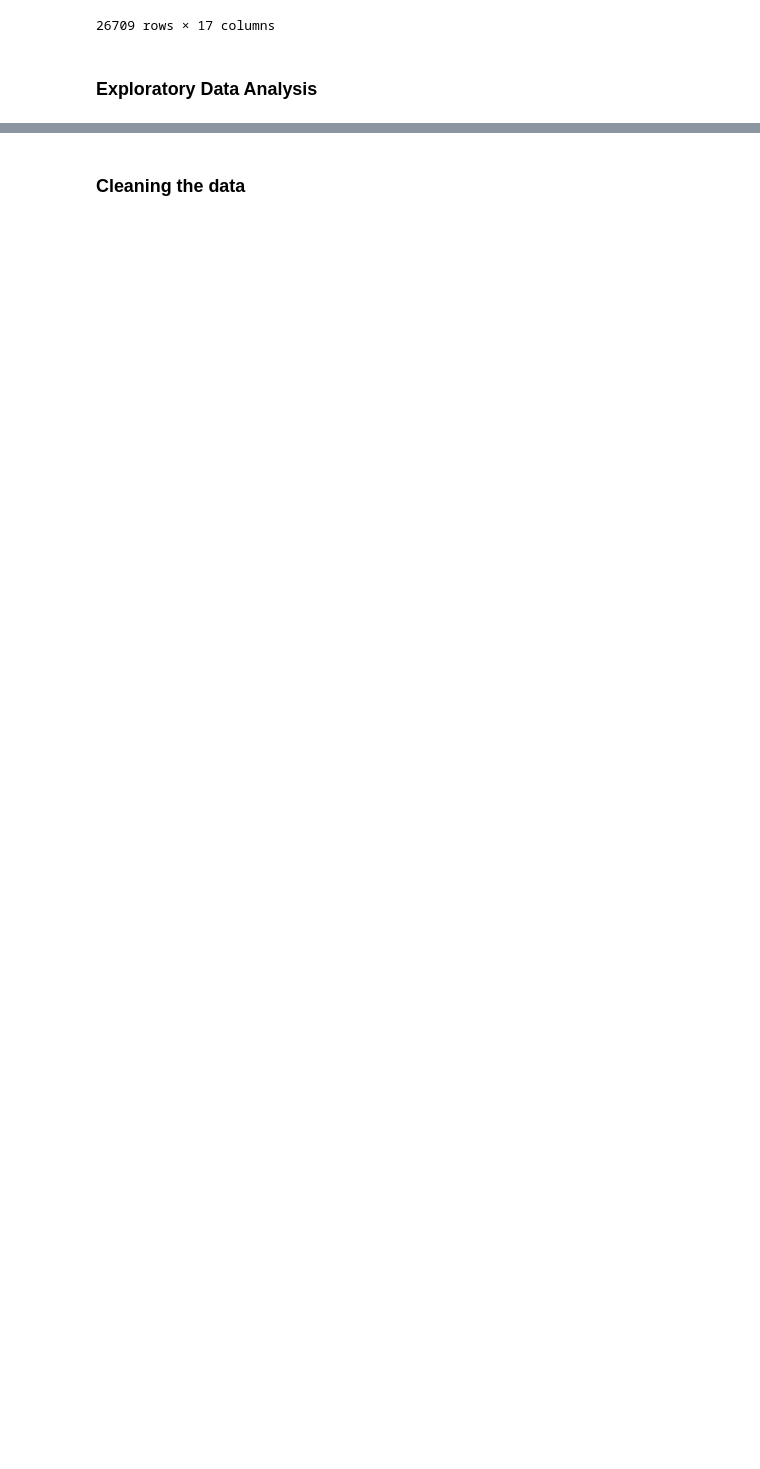
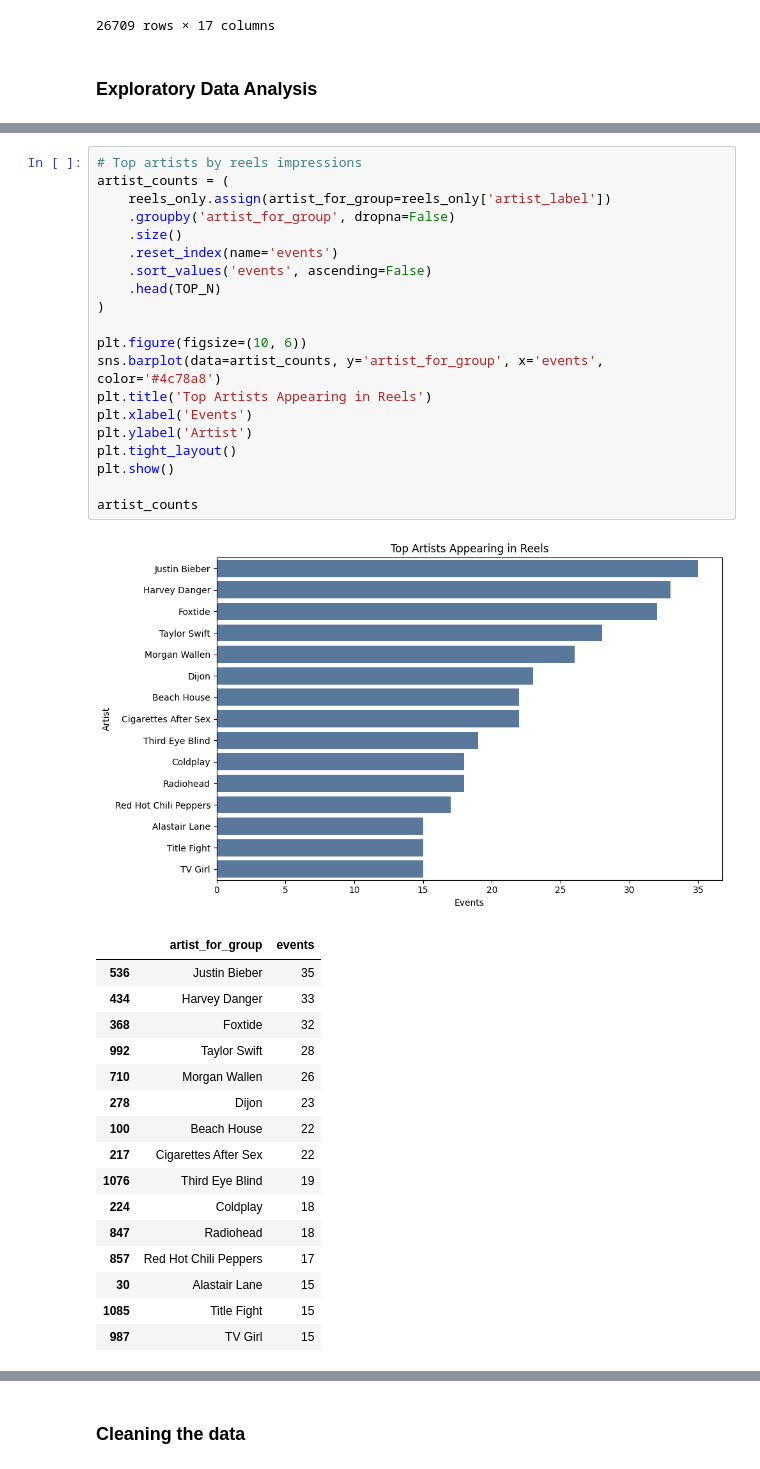
Before and after one commit to jackdpond/snare_algo, a Jupyter notebook: algo.ipynb, the cells around one changed output, grey strips where cells are left out. Cells and saved outputs as stored; diff of their text form; blank space fills up the shorter version.

```diff
--- a/algo.ipynb
+++ b/algo.ipynb
@@ -47,0 +186,38 @@ songs
+# %%
+# Top artists by reels impressions
+artist_counts = (
+    reels_only.assign(artist_for_group=reels_only['artist_label'])
+    .groupby('artist_for_group', dropna=False)
+    .size()
+    .reset_index(name='events')
+    .sort_values('events', ascending=False)
+    .head(TOP_N)
+)
+
+plt.figure(figsize=(10, 6))
+sns.barplot(data=artist_counts, y='artist_for_group', x='events', color='#4c78a8')
+plt.title('Top Artists Appearing in Reels')
+plt.xlabel('Events')
+plt.ylabel('Artist')
+plt.tight_layout()
+plt.show()
+
+artist_counts
+# %% [output]
+[figure, added]
+|  | artist_for_group | events |
+| 536 | Justin Bieber | 35 |
+| 434 | Harvey Danger | 33 |
+| 368 | Foxtide | 32 |
+| 992 | Taylor Swift | 28 |
+| 710 | Morgan Wallen | 26 |
+| 278 | Dijon | 23 |
+| 100 | Beach House | 22 |
+| 217 | Cigarettes After Sex | 22 |
+| 1076 | Third Eye Blind | 19 |
+| 224 | Coldplay | 18 |
+| 847 | Radiohead | 18 |
+| 857 | Red Hot Chili Peppers | 17 |
+| 30 | Alastair Lane | 15 |
+| 1085 | Title Fight | 15 |
+| 987 | TV Girl | 15 |
```
Also changed, not shown: parts of 21 cells of this notebook.
